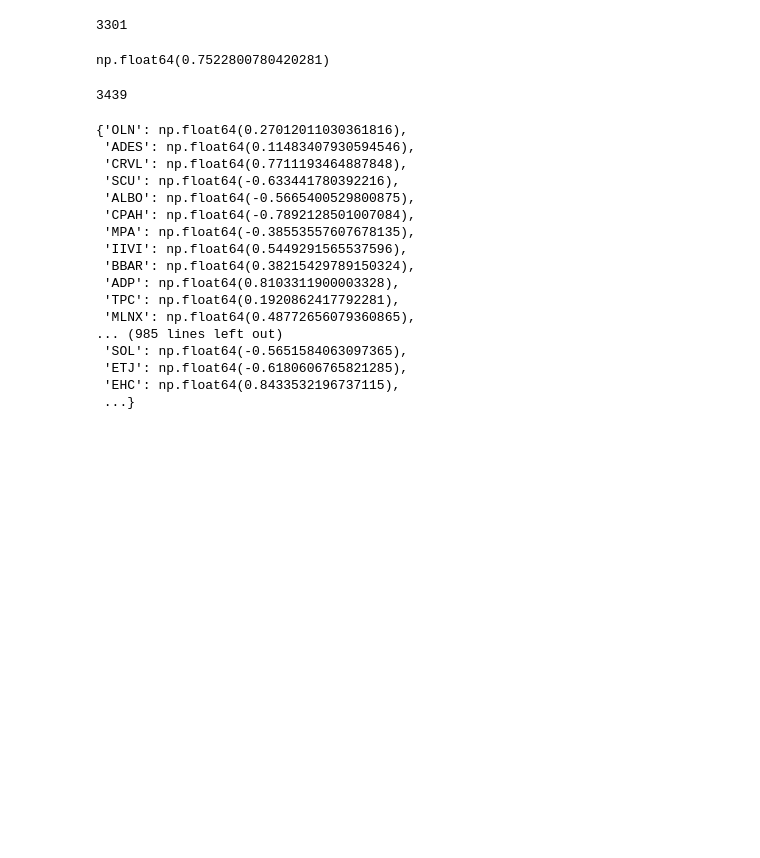
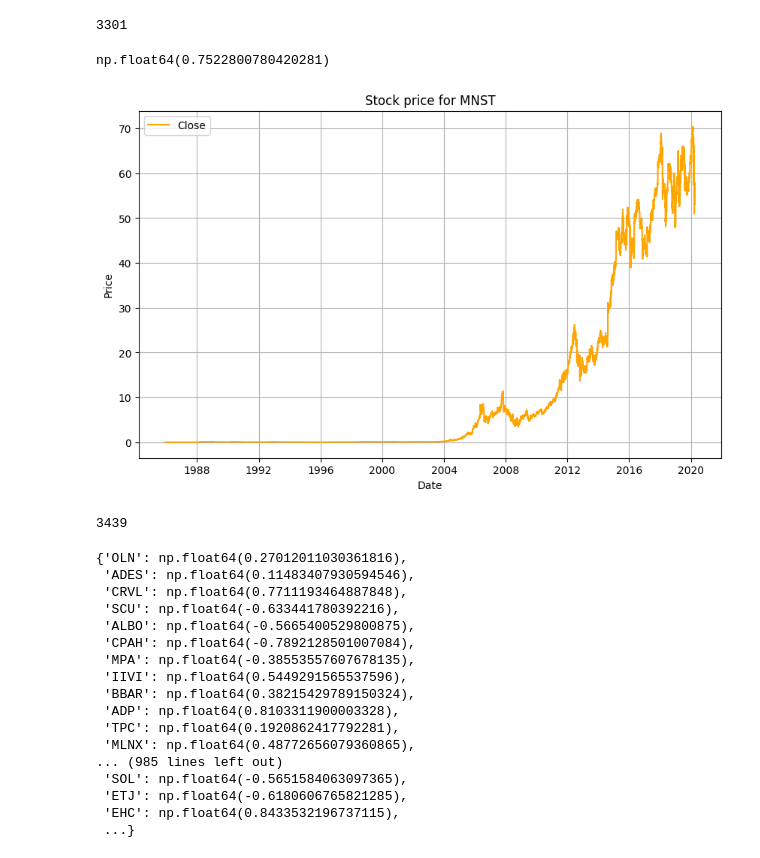
Before and after one commit to ashliujjainkar/Stock_market_analysis, a Jupyter notebook: stock_market.ipynb, the cells around one changed output. Cells and saved outputs as stored; diff of their text form; code cells hidden in the pictures; blank space fills up the shorter version.

```diff
--- a/stock_market.ipynb
+++ b/stock_market.ipynb
@@ -100,6 +100,11 @@ def plot_stock_data(stock):
         plt.show()
     else:
         print("Data not loaded. Please load the csv file first.")
+# %%
+MNST = Stock('MNST')
+plot_stock_data(MNST)
+# %% [output]
+[figure, added]
 # %%
 def moving_avg(stock,period):
     if stock.data is not None:
```
Also changed, not shown: parts of 9 cells of this notebook.
